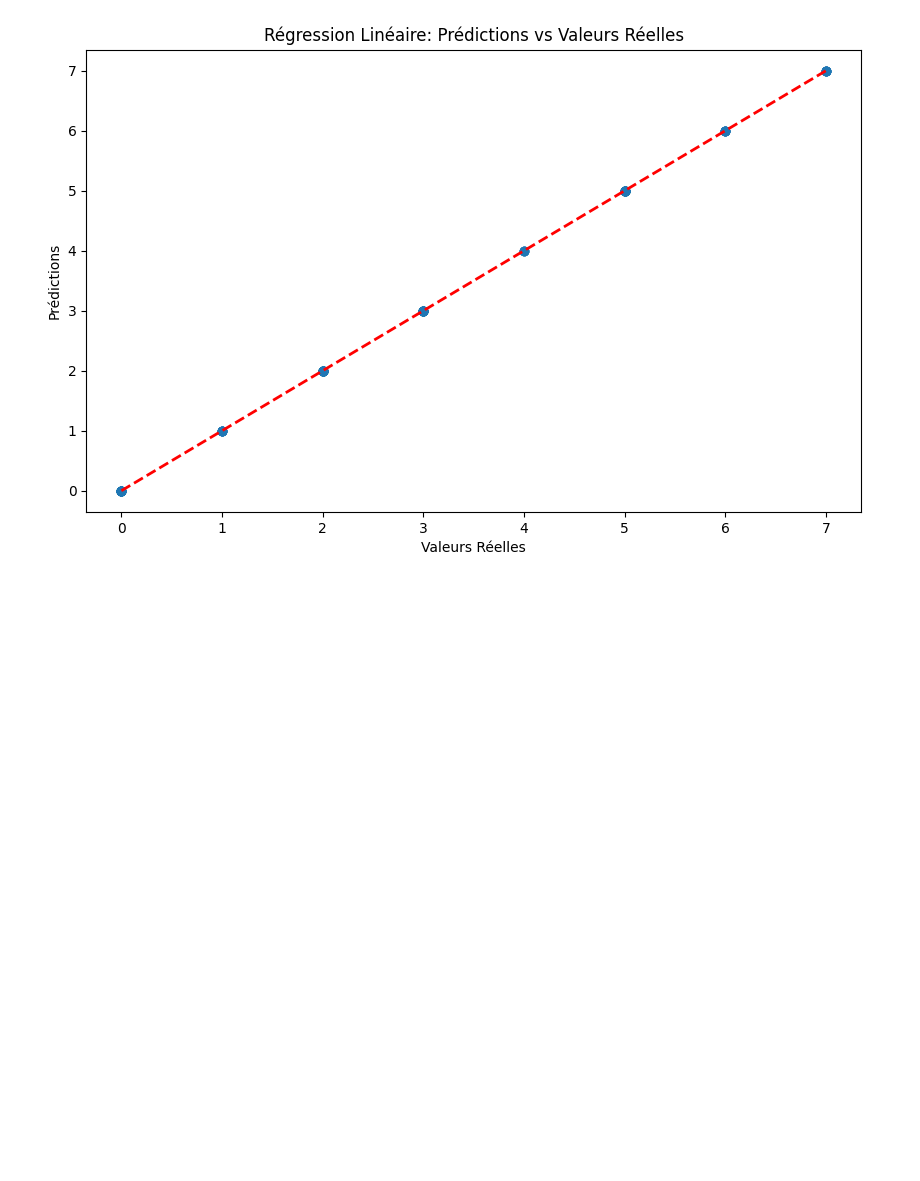
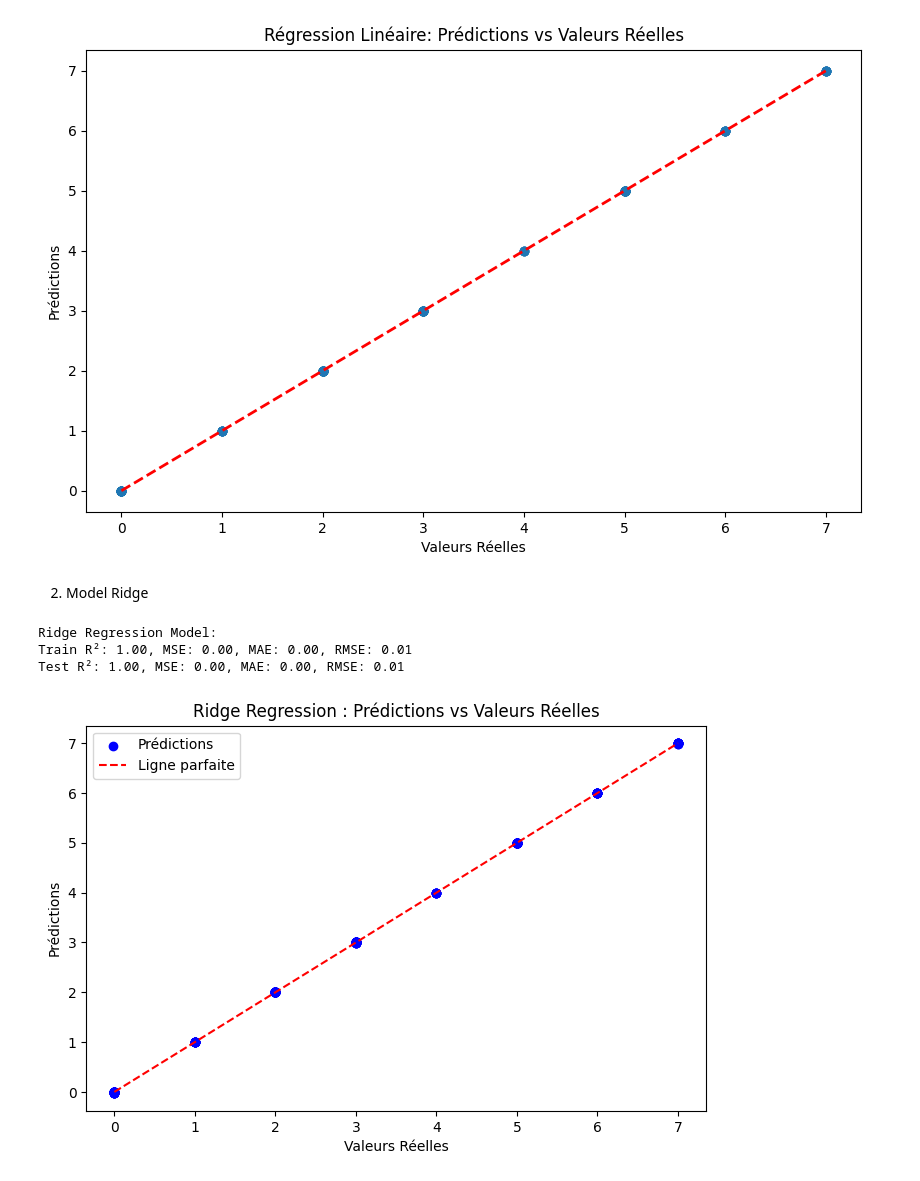
Before and after one commit to khelifaYacine/Menace-des-r-seaux-sociaux-, a Jupyter notebook: EDA_Temps_perdu_reseaux_sociaux.ipynb, the cells around one changed output. Saved outputs shown, nothing was run; the diff lists cells and outputs as text; code cells hidden in the pictures; blank space fills up the shorter version.

Commit message:
Ridge

```diff
--- a/EDA_Temps_perdu_reseaux_sociaux.ipynb
+++ b/EDA_Temps_perdu_reseaux_sociaux.ipynb
@@ -412,3 +412,44 @@ plt.show()
 Train R²: 1.00, MSE: 0.00, MAE: 0.00, RMSE: 0.00
 Test R²: 1.00, MSE: 0.00, MAE: 0.00, RMSE: 0.00
 [figure]
+# %% [markdown]
+2) Model Ridge
+# %%
+from sklearn.linear_model import Ridge
+
+# Entraînement du modèle Ridge
+ridge_model = Ridge()
+ridge_model.fit(X_train, y_train)
+y_train_pred_ridge = ridge_model.predict(X_train)
+y_test_pred_ridge = ridge_model.predict(X_test)
+
+# Évaluation des performances pour Ridge
+train_r2_ridge = r2_score(y_train, y_train_pred_ridge)
+train_mse_ridge = mean_squared_error(y_train, y_train_pred_ridge)
+train_mae_ridge = mean_absolute_error(y_train, y_train_pred_ridge)
+train_rmse_ridge = np.sqrt(train_mse_ridge)
+
+test_r2_ridge = r2_score(y_test, y_test_pred_ridge)
+test_mse_ridge = mean_squared_error(y_test, y_test_pred_ridge)
+test_mae_ridge = mean_absolute_error(y_test, y_test_pred_ridge)
+test_rmse_ridge = np.sqrt(test_mse_ridge)
+
+# Affichage des résultats pour Ridge
+print(f"Ridge Regression Model:")
+print(f"Train R²: {train_r2_ridge:.2f}, MSE: {train_mse_ridge:.2f}, MAE: {train_mae_ridge:.2f}, RMSE: {train_rmse_ridge:.2f}")
+print(f"Test R²: {test_r2_ridge:.2f}, MSE: {test_mse_ridge:.2f}, MAE: {test_mae_ridge:.2f}, RMSE: {test_rmse_ridge:.2f}")
+
+# Graphique pour Ridge Regression
+plt.figure(figsize=(8, 5))
+plt.scatter(y_test, y_test_pred_ridge, color='blue', label='Prédictions')
+plt.plot([y_test.min(), y_test.max()], [y_test.min(), y_test.max()], color='red', linestyle='--', label='Ligne parfaite')
+plt.title('Ridge Regression : Prédictions vs Valeurs Réelles')
+plt.xlabel('Valeurs Réelles')
+plt.ylabel('Prédictions')
+plt.legend()
+plt.show()
+# %% [output]
+Ridge Regression Model:
+Train R²: 1.00, MSE: 0.00, MAE: 0.00, RMSE: 0.01
+Test R²: 1.00, MSE: 0.00, MAE: 0.00, RMSE: 0.01
+[figure, added]
```
